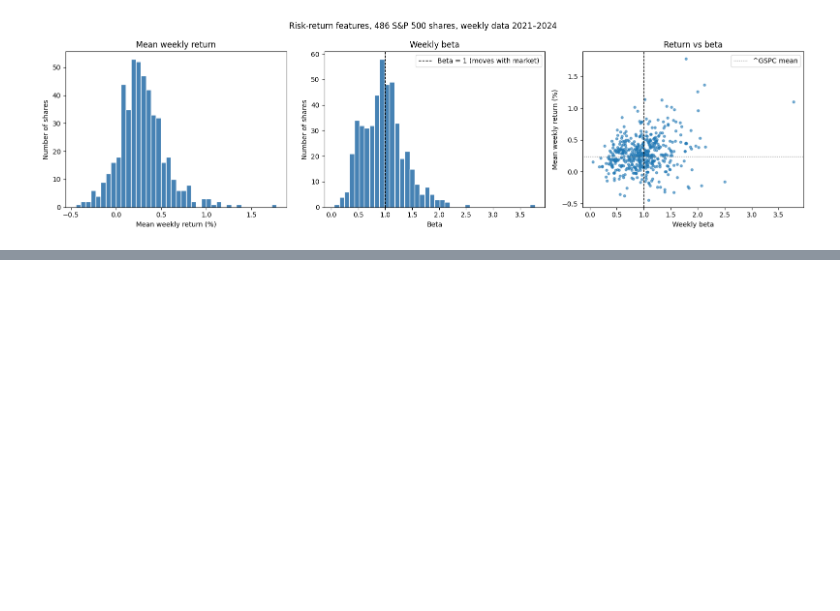
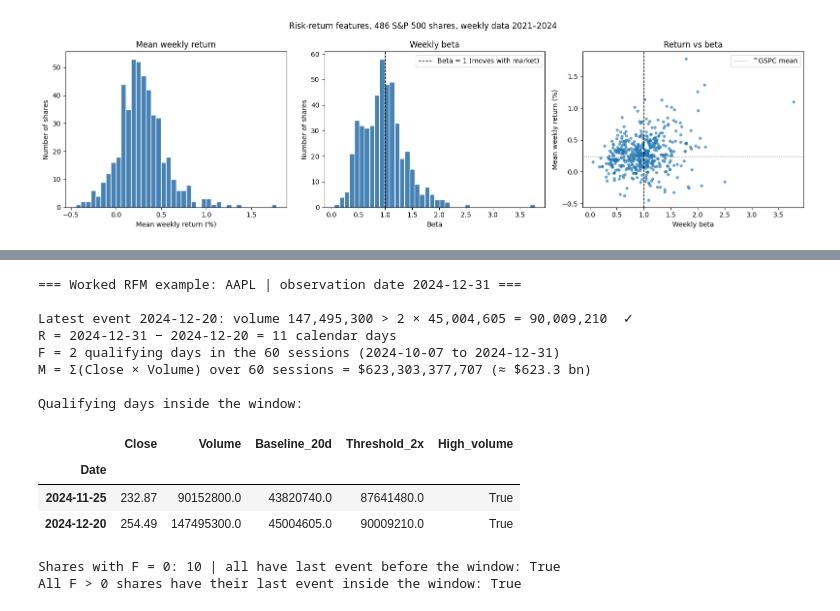
Before and after one commit to Dheena2411/CRM-CM-CW1, a Jupyter notebook: CRM&CM_CW1_T1_T2.ipynb, the cells around one changed output, grey strips where cells are left out. Drawn from its saved outputs; the diff is of its cells as text; code cells hidden in the pictures; blank space fills up the shorter version.

```diff
--- a/CRM&CM_CW1_T1_T2.ipynb
+++ b/CRM&CM_CW1_T1_T2.ipynb
@@ -520,0 +537,12 @@ plt.show()
+# %%
+BASELINE, WINDOW, MULT = 20, 60, 2
+
+base = prices_valid.drop_duplicates(["Ticker", "Date"])
+vol_daily = base.pivot(index="Date", columns="Ticker", values="Volume").reindex(calendar).drop(columns=BENCHMARK)
+close_px  = base.pivot(index="Date", columns="Ticker", values="Close").reindex(calendar)[vol_daily.columns]
+
+# Final COMMON completed trading date across all valid shares
+last_dates = base[base["Ticker"] != BENCHMARK].dropna(subset=["Close", "Volume"]).groupby("Ticker")["Date"].max()
+OBS_DATE = last_dates.min()
+print("Observation date:", OBS_DATE.date())
+print("All shares end on this date:", (last_dates == OBS_DATE).all())
@@ -520,0 +611,41 @@ plt.show()
+# %%
+t = "AAPL" if rfm_features.loc["AAPL", "Frequency_60"] > 0 else \
+    rfm_features[rfm_features["Frequency_60"].between(2, 5)].index[0]
+
+ex = pd.DataFrame({"Close": close_px[t], "Volume": vol_daily[t], "Baseline_20d": baseline[t],
+                   "Threshold_2x": threshold[t], "High_volume": events[t]}).loc[window_idx]
+le = rfm_features.loc[t, "last_event_date"]
+
+print(f"=== Worked RFM example: {t} | observation date {OBS_DATE.date()} ===\n")
+print(f"Latest event {le.date()}: volume {vol_daily.loc[le, t]:,.0f} > 2 × {baseline.loc[le, t]:,.0f} "
+      f"= {threshold.loc[le, t]:,.0f}  ✓")
+print(f"R = {OBS_DATE.date()} − {le.date()} = {int(rfm_features.loc[t, 'Recency_days'])} calendar days")
+print(f"F = {int(ex['High_volume'].sum())} qualifying days in the 60 sessions "
+      f"({window_idx[0].date()} to {window_idx[-1].date()})")
+print(f"M = Σ(Close × Volume) over 60 sessions = ${ex.eval('Close * Volume').sum():,.0f} "
+      f"(≈ ${ex.eval('Close * Volume').sum() / 1e9:,.1f} bn)\n")
+print("Qualifying days inside the window:")
+display(ex[ex["High_volume"]].round(2))
+# %% [output]
+=== Worked RFM example: AAPL | observation date 2024-12-31 ===
+
+Latest event 2024-12-20: volume 147,495,300 > 2 × 45,004,605 = 90,009,210  ✓
+R = 2024-12-31 − 2024-12-20 = 11 calendar days
+F = 2 qualifying days in the 60 sessions (2024-10-07 to 2024-12-31)
+M = Σ(Close × Volume) over 60 sessions = $623,303,377,707 (≈ $623.3 bn)
+
+Qualifying days inside the window:
+|  | Close | Volume | Baseline_20d | Threshold_2x | High_volume |
+| Date |  |  |  |  |  |
+| 2024-11-25 | 232.87 | 90152800.0 | 43820740.0 | 87641480.0 | True |
+| 2024-12-20 | 254.49 | 147495300.0 | 45004605.0 | 90009210.0 | True |
+# %%
+# Boundary-case consistency between R and F
+f0 = rfm_features[rfm_features["Frequency_60"] == 0]
+print(f"Shares with F = 0: {len(f0)} | all have last event before the window: "
+      f"{(f0['last_event_date'] < window_idx[0]).all()}")
+print("All F > 0 shares have their last event inside the window:",
+      (rfm_features.loc[rfm_features["Frequency_60"] > 0, "last_event_date"] >= window_idx[0]).all())
+# %% [output]
+Shares with F = 0: 10 | all have last event before the window: True
+All F > 0 shares have their last event inside the window: True
```
Also changed, not shown: parts of 6 cells of this notebook.
